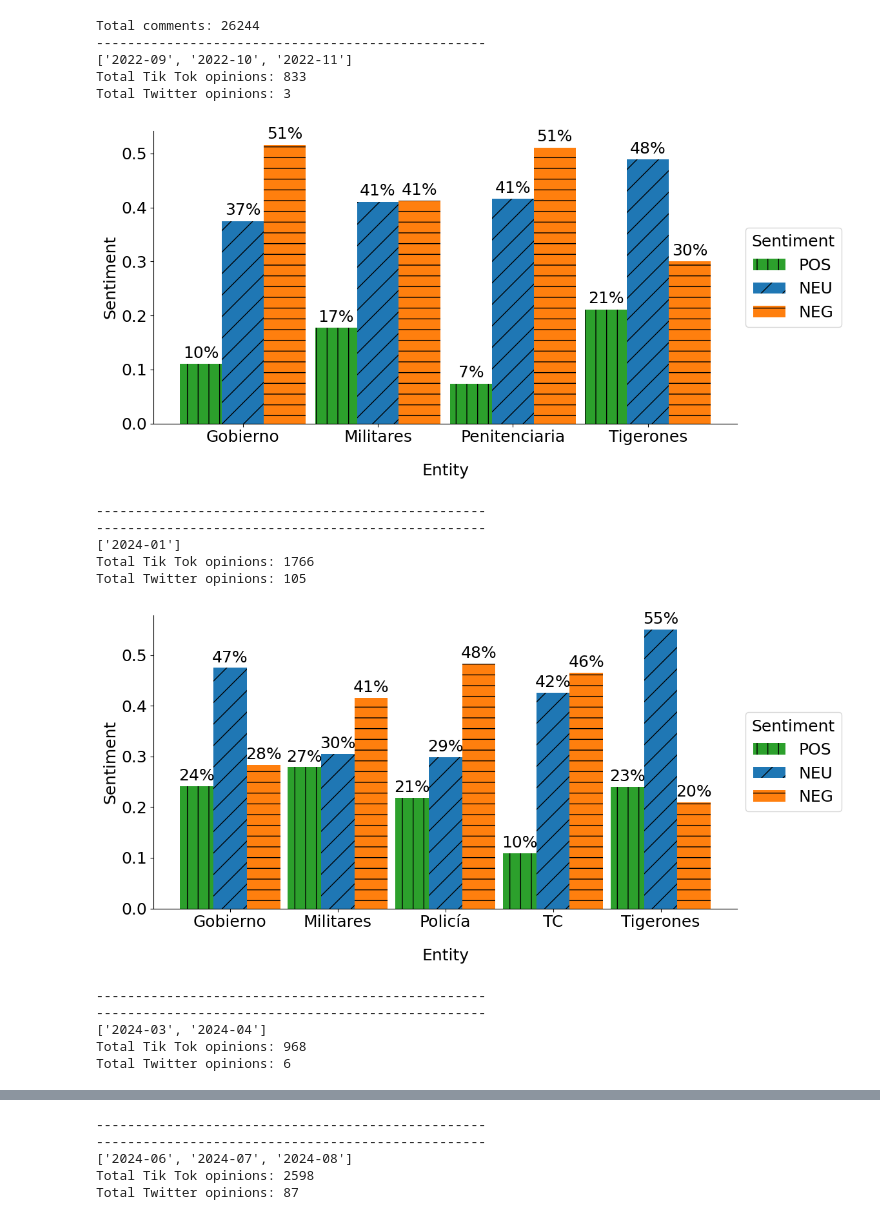
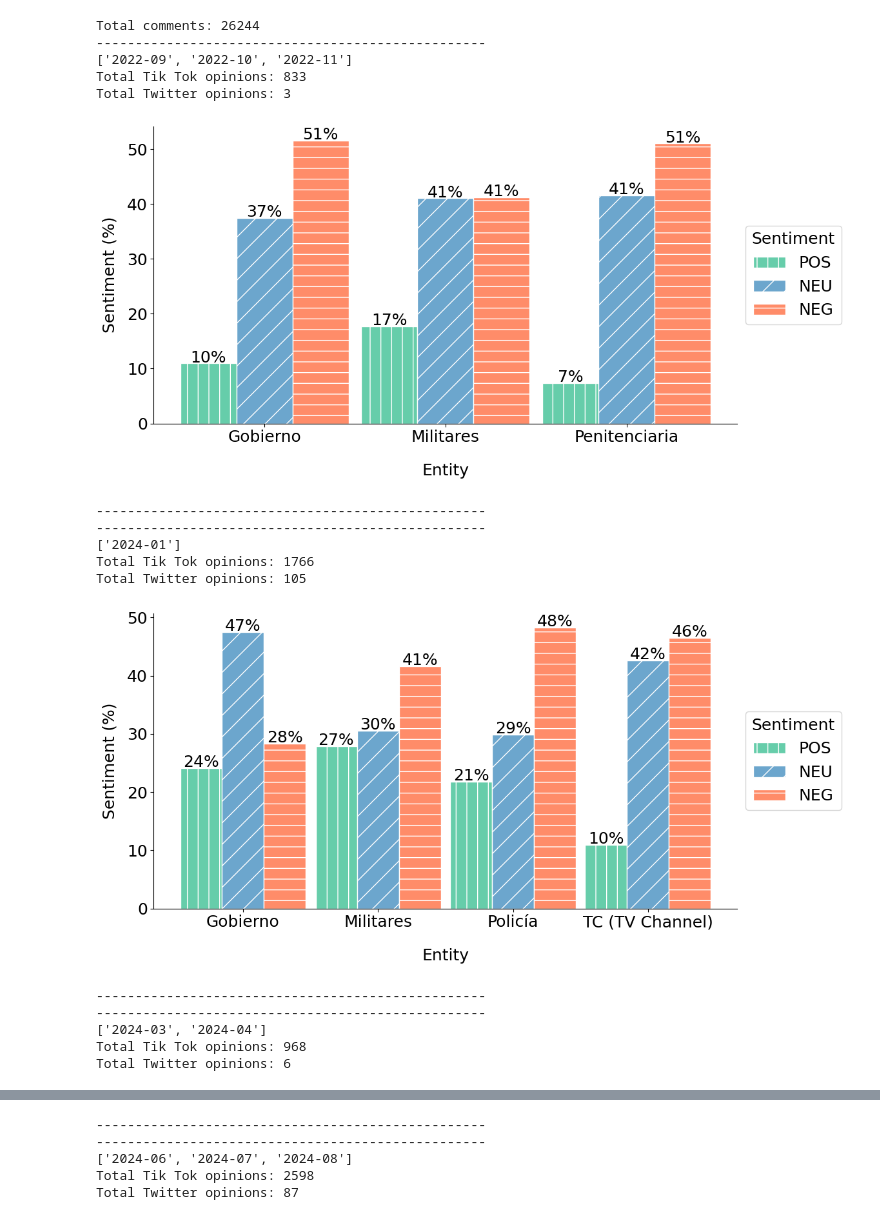
Before and after one commit to enmanuelmag/ID-v3-Scrapper, a Jupyter notebook: notebooks/Data.ipynb, the cells around one changed output, grey strips where cells are left out. Saved outputs shown, nothing was run; the diff lists cells and outputs as text; code cells hidden in the pictures.

```diff
--- a/notebooks/Data.ipynb
+++ b/notebooks/Data.ipynb
@@ -250,10 +261,10 @@ super_map = [
                 "entity": "Gobierno",
                 "related": ["presidente", "lasso", "gobierno"],
             },
-            {
-                "entity": "Tigerones",
-                "related": ["rulay", "andamos", "tigerón", "tigerones"],
-            },
+            # {
+            #     "entity": "Tigerones",
+            #     "related": ["rulay", "andamos", "tigerón", "tigerones"],
+            # },
             {
                 "entity": "Militares",
                 "related": ["militares", "militar", "ejército"],
@@ -264,7 +275,7 @@ super_map = [
         "range": ["2024-01"],
         "peak_words": [
             {
-                "entity": "TC",
+                "entity": "TC (TV Channel)",
                 "related": [
                     "canal",
                     "televisión",
@@ -275,10 +286,10 @@ super_map = [
                     "enero",
                 ],
             },
-            {
-                "entity": "Tigerones",
-                "related": ["rulay", "andamos", "tigerón", "tigerones"],
-            },
+            # {
+            #     "entity": "Tigerones",
+            #     "related": ["rulay", "andamos", "tigerón", "tigerones"],
+            # },
             {
                 "entity": "Gobierno",
                 "related": [
@@ -538,7 +549,8 @@ def calculate_sentiments(
         df_entities = df_entities.set_index("entity")
 
         # Definir colores y texturas
-        colors = {"pos": "#2ca02c", "neg": "#ff7f0e", "neu": "#1f77b4"}
+        colors = {"pos": "#66CDAA", "neg": "#FF8C69", "neu": "#6CA6CD"}
+        #colors = {"pos": "#2ca02c", "neg": "#ff7f0e", "neu": "#1f77b4"}
         hatches = {"pos": "|", "neg": "-", "neu": "/"}
 
         # Crear el gráfico de barras agrupadas
@@ -548,11 +560,12 @@ def calculate_sentiments(
         for i, sentiment in enumerate(["pos", "neu", "neg" ]):
             ax.bar(
                 index + i * bar_width,
-                df_entities[sentiment],
+                df_entities[sentiment] * 100,
                 color=colors[sentiment],
                 hatch=hatches[sentiment],
                 width=bar_width,
                 label=sentiment.upper(),
+                edgecolor='white',
             )
 
         # Añadir los valores dentro de las barras
@@ -562,46 +575,46 @@ def calculate_sentiments(
             if height > 0:
                 ax.text(
                     x + width / 2,
-                    y + height + 0.02,
-                    f"{int(height * 100)}%",
+                    y + height + 1,
+                    f"{int(height)}%",
                     ha="center",
                     va="center",
                 )
 
         plt.gcf().set_size_inches(12, 6)
 
         # Eliminar los bordes superior y derecho
         ax.spines["top"].set_visible(False)
         ax.spines["right"].set_visible(False)
 
         ax.set_xticks(index + bar_width)
         ax.set_xticklabels(df_entities.index, rotation=0, ha="center")
 
         text = " ".join(super_map["range"])
         plt.xlabel("Entity", labelpad=20)
-        plt.ylabel("Sentiment")
+        plt.ylabel("Sentiment (%)", labelpad=10)
         # plt.title(f"Sentiment of peak entities in {text}", pad=20)
         plt.legend(title="Sentiment", loc="center left", bbox_to_anchor=(1, 0.5))
         plt.tight_layout()
-        plt.savefig(f"../imgs/tik_tok_sentiment_{text}_V2.png", dpi=300)
+        plt.savefig(f"../imgs/tik_tok_sentiment_{text}_V2_LIGHT.png", dpi=300)
         plt.show()
         print(f"-" * 50)
 
 
 calculate_sentiments(df_tk, df_x, super_map)
 # %% [output]
 Total comments: 26244
 --------------------------------------------------
 ['2022-09', '2022-10', '2022-11']
 Total Tik Tok opinions: 833
 Total Twitter opinions: 3
-[figure, old version]
+[figure, new version]
 --------------------------------------------------
 --------------------------------------------------
 ['2024-01']
 Total Tik Tok opinions: 1766
 Total Twitter opinions: 105
-[figure, old version]
+[figure, new version]
 --------------------------------------------------
 --------------------------------------------------
 ['2024-03', '2024-04']
```
Also changed, not shown: parts of 6 cells of this notebook, 12 other files.
